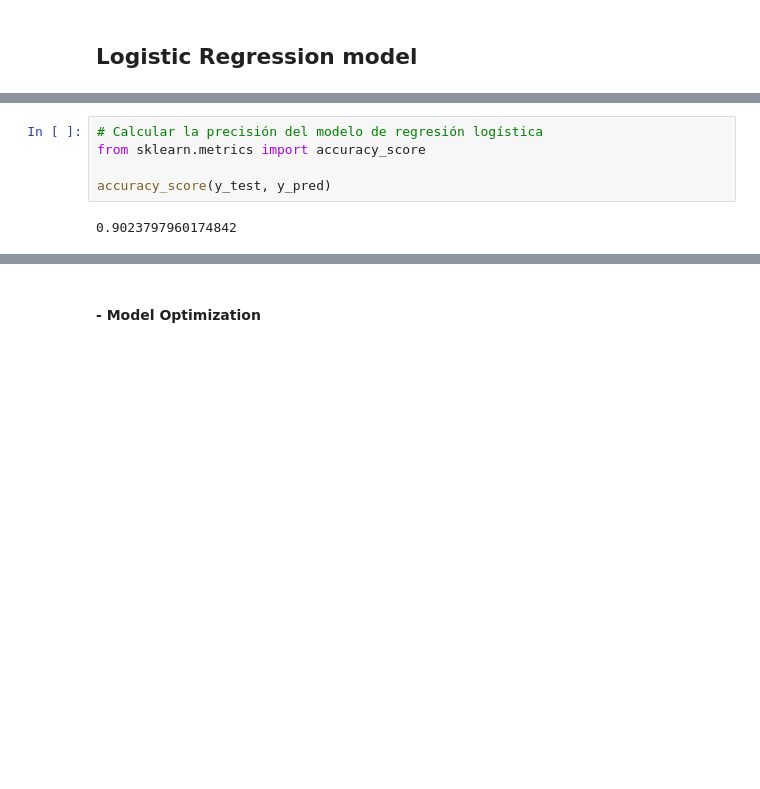
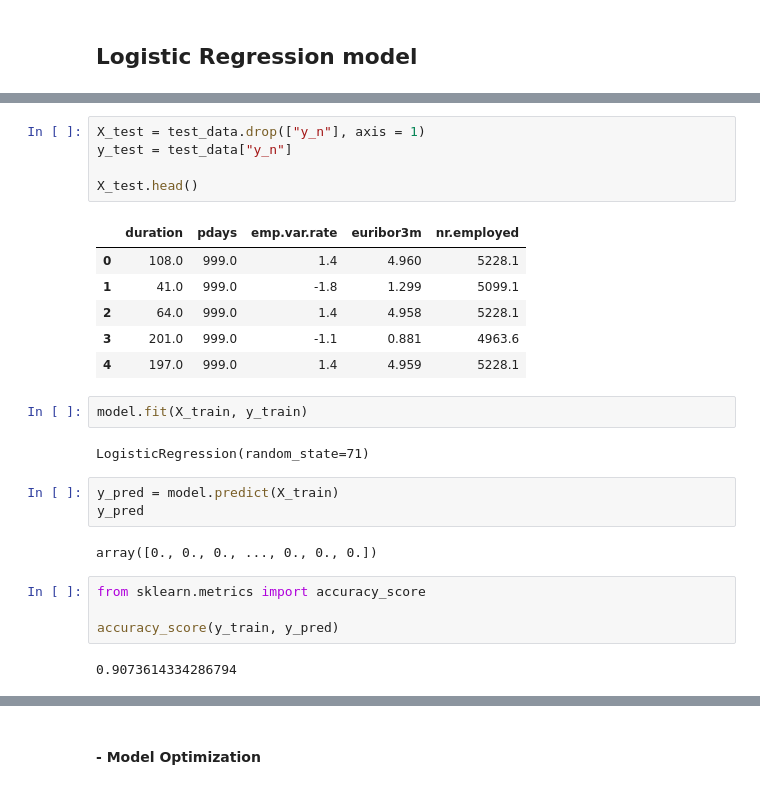
Before and after one commit to Pilizmt/logistic-regression-project-tutorial-pilarzarco, a Jupyter notebook: src/ML Logistic Regression.ipynb, the cells around one changed output, grey strips where cells are left out. Saved outputs shown, nothing was run; the diff lists cells and outputs as text; blank space fills up the shorter version.

```diff
--- a/src/ML Logistic Regression.ipynb
+++ b/src/ML Logistic Regression.ipynb
@@ -44,7 +52,27 @@ Feature names unseen at fit time:
+# %%
+X_test = test_data.drop(["y_n"], axis = 1)
+y_test = test_data["y_n"]
+
+X_test.head()
+# %% [output]
+|  | duration | pdays | emp.var.rate | euribor3m | nr.employed |
+| 0 | 108.0 | 999.0 | 1.4 | 4.960 | 5228.1 |
+| 1 | 41.0 | 999.0 | -1.8 | 1.299 | 5099.1 |
+| 2 | 64.0 | 999.0 | 1.4 | 4.958 | 5228.1 |
+| 3 | 201.0 | 999.0 | -1.1 | 0.881 | 4963.6 |
+| 4 | 197.0 | 999.0 | 1.4 | 4.959 | 5228.1 |
+# %%
+model.fit(X_train, y_train)
+# %% [output]
+LogisticRegression(random_state=71)
+# %%
+y_pred = model.predict(X_train)
+y_pred
+# %% [output]
+array([0., 0., 0., ..., 0., 0., 0.])
 # %%
-# Calcular la precisión del modelo de regresión logística
 from sklearn.metrics import accuracy_score
 
-accuracy_score(y_test, y_pred)
+accuracy_score(y_train, y_pred)
 # %% [output]
-0.9023797960174842
+0.9073614334286794
```
Also changed, not shown: parts of 22 cells of this notebook, 10 other files.
